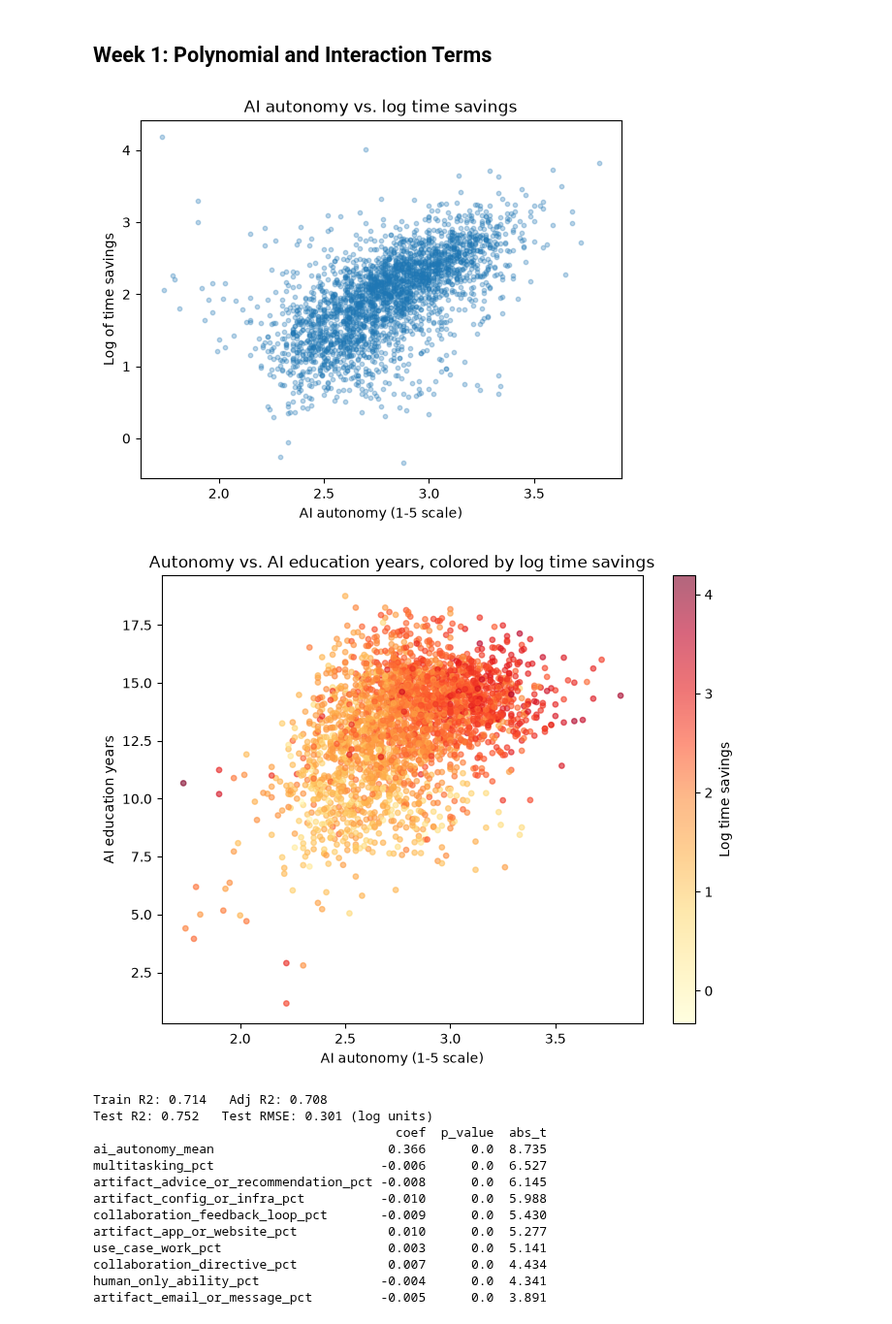
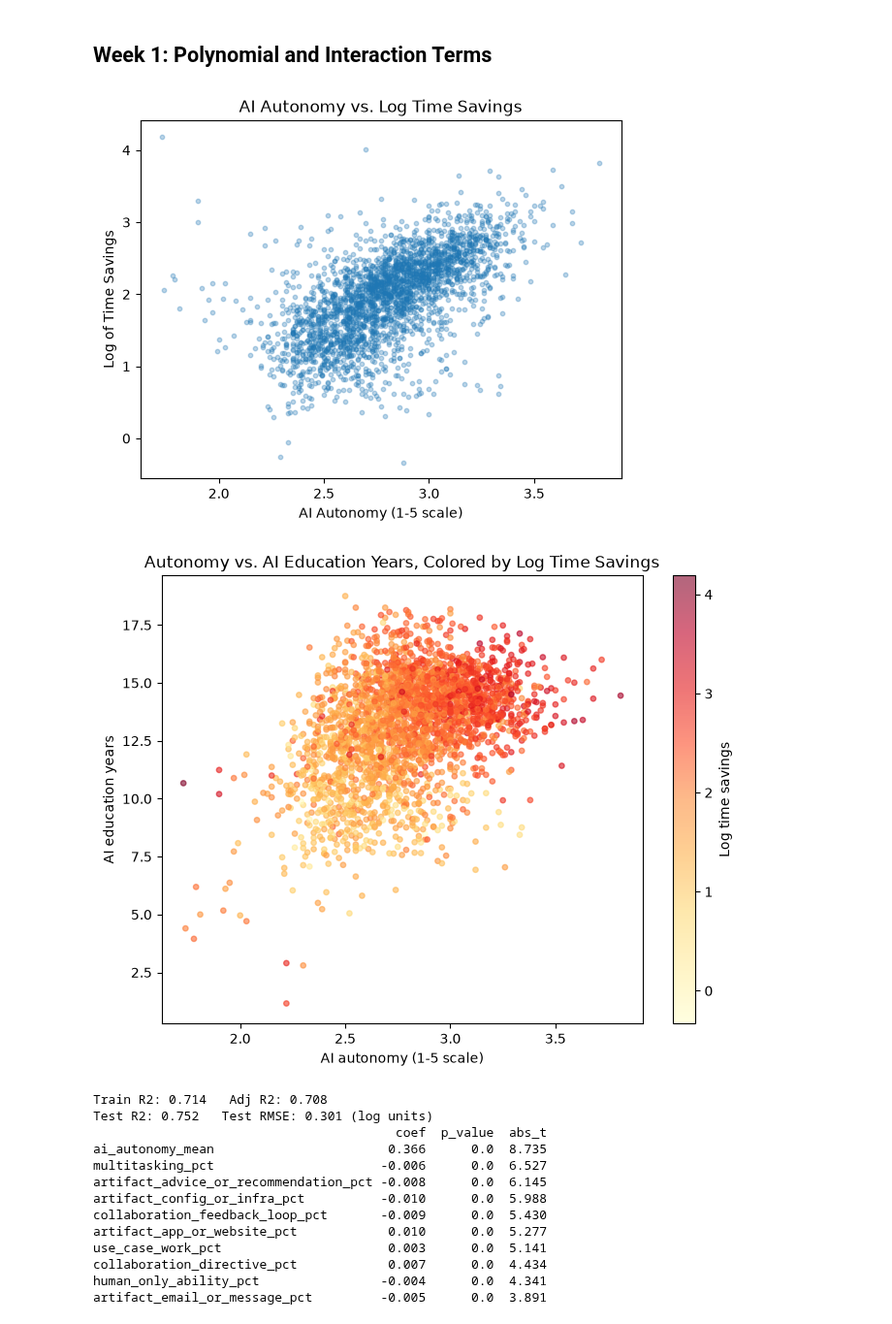
Before and after one commit to dtweeten/Capstone, a Jupyter notebook: Notebook_AEI_Data_Setup.ipynb, the cells around one changed output. Shown at 97% size. Cells and saved outputs as stored; diff of their text form; code cells hidden in the pictures.

```diff
--- a/Notebook_AEI_Data_Setup.ipynb
+++ b/Notebook_AEI_Data_Setup.ipynb
@@ -218,24 +251,30 @@ X = tasks_cut.drop(columns=["log_time_savings"])
 # %% [markdown]
 ## Week 1: Polynomial and Interaction Terms
 # %%
+# Showing an example of one of the visuals I used to identify potential polynomial terms.
+# I looked for any sort of curviture here. I saw a bit here.
+
 plt.scatter(X["ai_autonomy_mean"], y, alpha=0.3, s=10)
-plt.xlabel("AI autonomy (1-5 scale)")
-plt.ylabel("Log of time savings")
-plt.title("AI autonomy vs. log time savings")
+plt.xlabel("AI Autonomy (1-5 scale)")
+plt.ylabel("Log of Time Savings")
+plt.title("AI Autonomy vs. Log Time Savings")
 plt.show()
 # %% [output]
-[figure, old version]
+[figure, new version]
 # %%
+# Showing an example of one of the visuals I used to identify potential interaction terms.
+# I looked for any sort of relationship between two independent variables that could help decide time savings.
+
 plt.figure(figsize=(8, 6))
 points = plt.scatter(X["ai_autonomy_mean"], X["ai_education_years_mean"],
                      c=y, cmap="YlOrRd", alpha=0.6, s=15)
 plt.colorbar(points, label="Log time savings")
 plt.xlabel("AI autonomy (1-5 scale)")
 plt.ylabel("AI education years")
-plt.title("Autonomy vs. AI education years, colored by log time savings")
+plt.title("Autonomy vs. AI Education Years, Colored by Log Time Savings")
 plt.show()
 # %% [output]
-[figure, old version]
+[figure, new version]
 # %%
 X_train, X_test, y_train, y_test = train_test_split(
     X, y, test_size=0.2, random_state=42)
```
Also changed, not shown: parts of 22 cells of this notebook, 1 other file.
